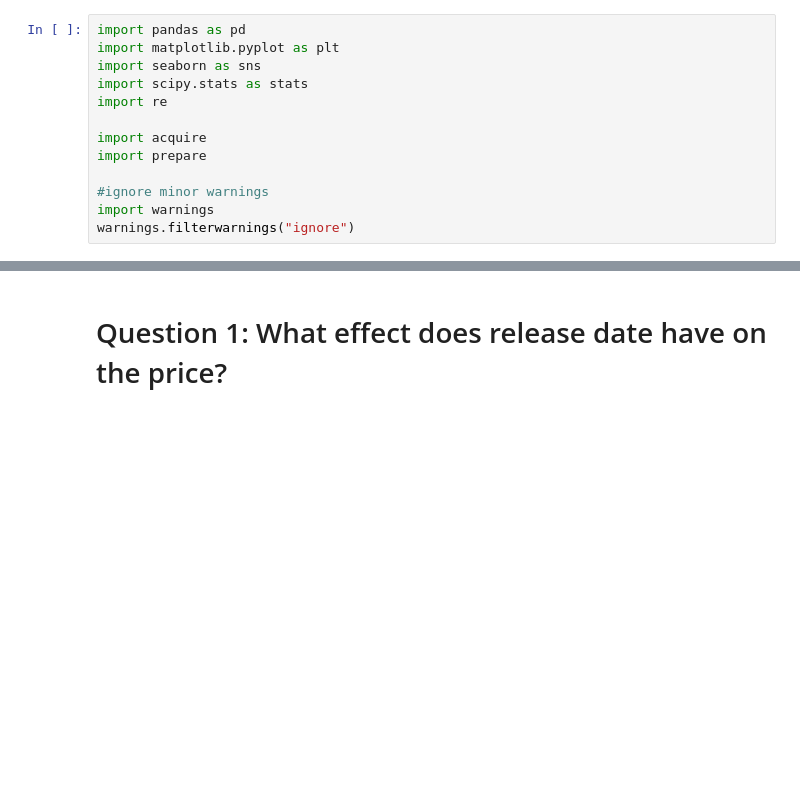
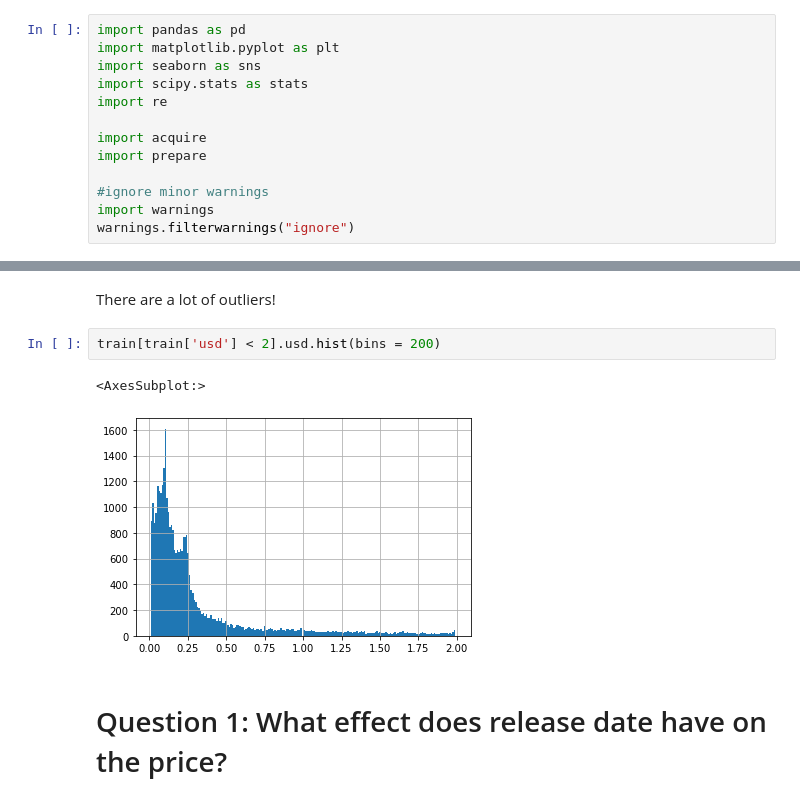
Before and after one commit to Jemison-DavidJasonStephenVasiliy/MTG-Project, a Jupyter notebook: Stephen/answers_for_monday_stephen.ipynb, the cells around one changed output, grey strips where cells are left out. Drawn from its saved outputs; the diff is of its cells as text; blank space fills up the shorter version.

```diff
--- a/Stephen/answers_for_monday_stephen.ipynb
+++ b/Stephen/answers_for_monday_stephen.ipynb
@@ -24,3 +30,10 @@ Found file in working directory!
+# %% [markdown]
+There are a lot of outliers!
+# %%
+train[train['usd'] < 2].usd.hist(bins = 200)
+# %% [output]
+<AxesSubplot:>
+[figure, added]
 # %% [markdown]
 # Question 1: What effect does release date have on the price?
 # %% [markdown]
```
Also changed, not shown: parts of 33 cells of this notebook.
